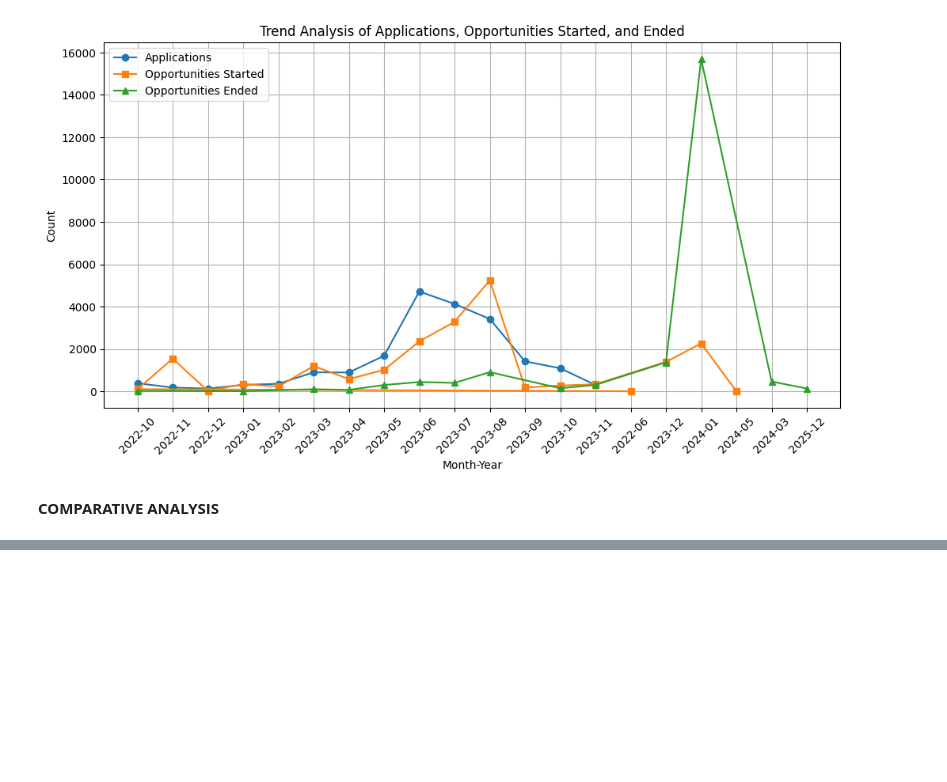
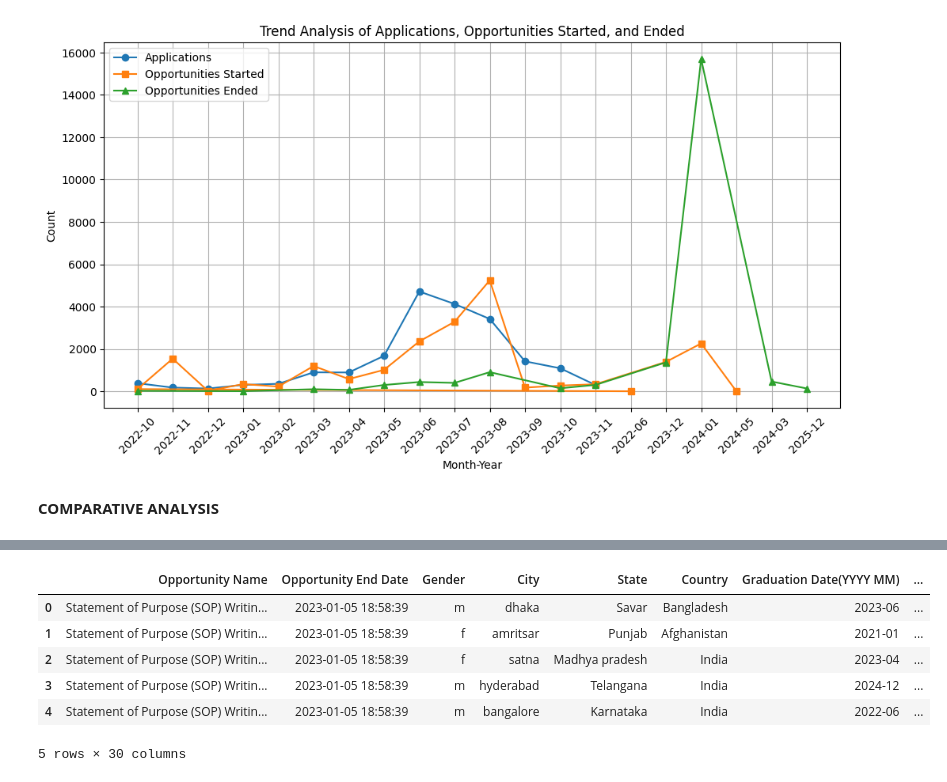
Before and after one commit to srijapamu25/Project-2, a Jupyter notebook: Data_Preprocessing_&_trend_analysis(Opportunity_data).ipynb, the cells around one changed output, grey strips where cells are left out. Saved outputs shown, nothing was run; the diff lists cells and outputs as text; code cells hidden in the pictures; blank space fills up the shorter version.

```diff
--- a/Data_Preprocessing_&_trend_analysis(Opportunity_data).ipynb
+++ b/Data_Preprocessing_&_trend_analysis(Opportunity_data).ipynb
@@ -187,0 +192,11 @@ Requirement already satisfied: six>=1.5 in /usr/local/lib/python3.11/dist-packag
+# %%
+df = pd.read_csv('/content/Week-2/preprocessed_opportunity_data.csv')
+df.head()
+# %% [output]
+|  | Opportunity Name | Opportunity End Date | Gender | City | State | Country | Graduation Date(YYYY MM) | ... |
+| 0 | Statement of Purpose (SOP) Writin... | 2023-01-05 18:58:39 | m | dhaka | Savar | Bangladesh | 2023-06 | ... |
+| 1 | Statement of Purpose (SOP) Writin... | 2023-01-05 18:58:39 | f | amritsar | Punjab | Afghanistan | 2021-01 | ... |
+| 2 | Statement of Purpose (SOP) Writin... | 2023-01-05 18:58:39 | f | satna | Madhya pradesh | India | 2023-04 | ... |
+| 3 | Statement of Purpose (SOP) Writin... | 2023-01-05 18:58:39 | m | hyderabad | Telangana | India | 2024-12 | ... |
+| 4 | Statement of Purpose (SOP) Writin... | 2023-01-05 18:58:39 | m | bangalore | Karnataka | India | 2022-06 | ... |
+5 rows × 30 columns
```
Also changed, not shown: parts of 8 cells of this notebook.
